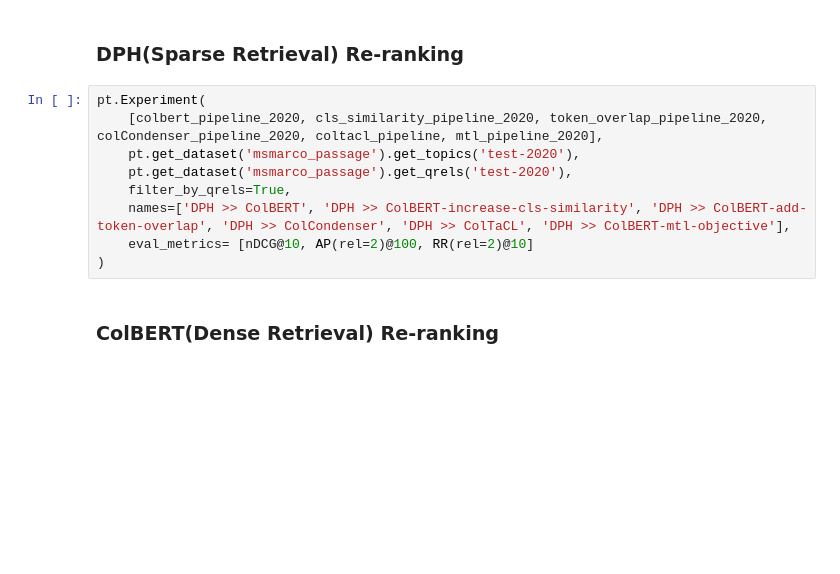
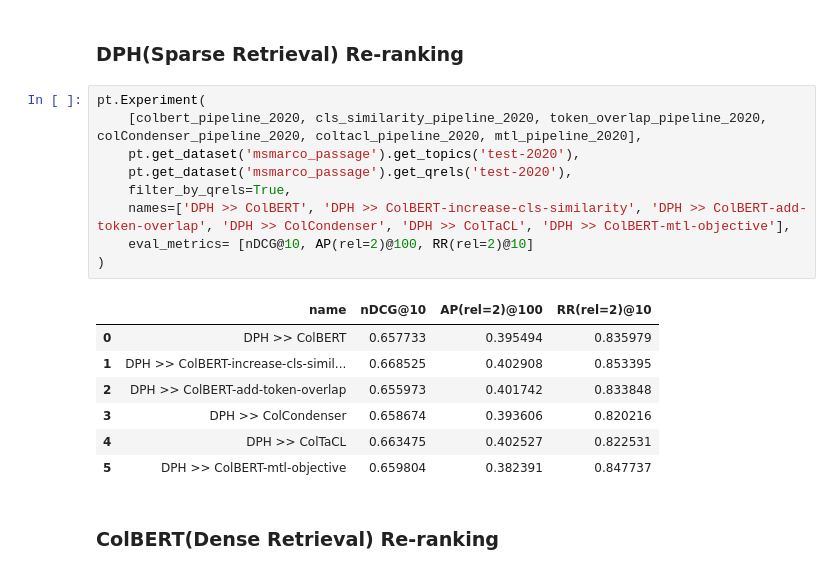
Before and after one commit to hammadkhann/Effective-CLS-Token-Representation-for-ColBERT-A-Step-Towards-Reducing-the-Storage-Cost, a Jupyter notebook: Neural_Reranking.ipynb, the cells around one changed output. Saved outputs shown, nothing was run; the diff lists cells and outputs as text; blank space fills up the shorter version.

```diff
--- a/Neural_Reranking.ipynb
+++ b/Neural_Reranking.ipynb
@@ -431,13 +434,21 @@ mtl_pipeline_2020 = pt.transformer.SourceTransformer(dph_2020) >>  mtl_factory.t
 ### DPH(Sparse Retrieval) Re-ranking
 # %%
 pt.Experiment(
-    [colbert_pipeline_2020, cls_similarity_pipeline_2020, token_overlap_pipeline_2020, colCondenser_pipeline_2020, coltacl_pipeline, mtl_pipeline_2020],
+    [colbert_pipeline_2020, cls_similarity_pipeline_2020, token_overlap_pipeline_2020, colCondenser_pipeline_2020, coltacl_pipeline_2020, mtl_pipeline_2020],
     pt.get_dataset('msmarco_passage').get_topics('test-2020'),
     pt.get_dataset('msmarco_passage').get_qrels('test-2020'),
     filter_by_qrels=True,
     names=['DPH >> ColBERT', 'DPH >> ColBERT-increase-cls-similarity', 'DPH >> ColBERT-add-token-overlap', 'DPH >> ColCondenser', 'DPH >> ColTaCL', 'DPH >> ColBERT-mtl-objective'],
     eval_metrics= [nDCG@10, AP(rel=2)@100, RR(rel=2)@10]
 )
+# %% [output]
+|  | name | nDCG@10 | AP(rel=2)@100 | RR(rel=2)@10 |
+| 0 | DPH >> ColBERT | 0.657733 | 0.395494 | 0.835979 |
+| 1 | DPH >> ColBERT-increase-cls-simil... | 0.668525 | 0.402908 | 0.853395 |
+| 2 | DPH >> ColBERT-add-token-overlap | 0.655973 | 0.401742 | 0.833848 |
+| 3 | DPH >> ColCondenser | 0.658674 | 0.393606 | 0.820216 |
+| 4 | DPH >> ColTaCL | 0.663475 | 0.402527 | 0.822531 |
+| 5 | DPH >> ColBERT-mtl-objective | 0.659804 | 0.382391 | 0.847737 |
 # %% [markdown]
 ### ColBERT(Dense Retrieval) Re-ranking
 # %%
```
Also changed, not shown: parts of 18 cells of this notebook.
